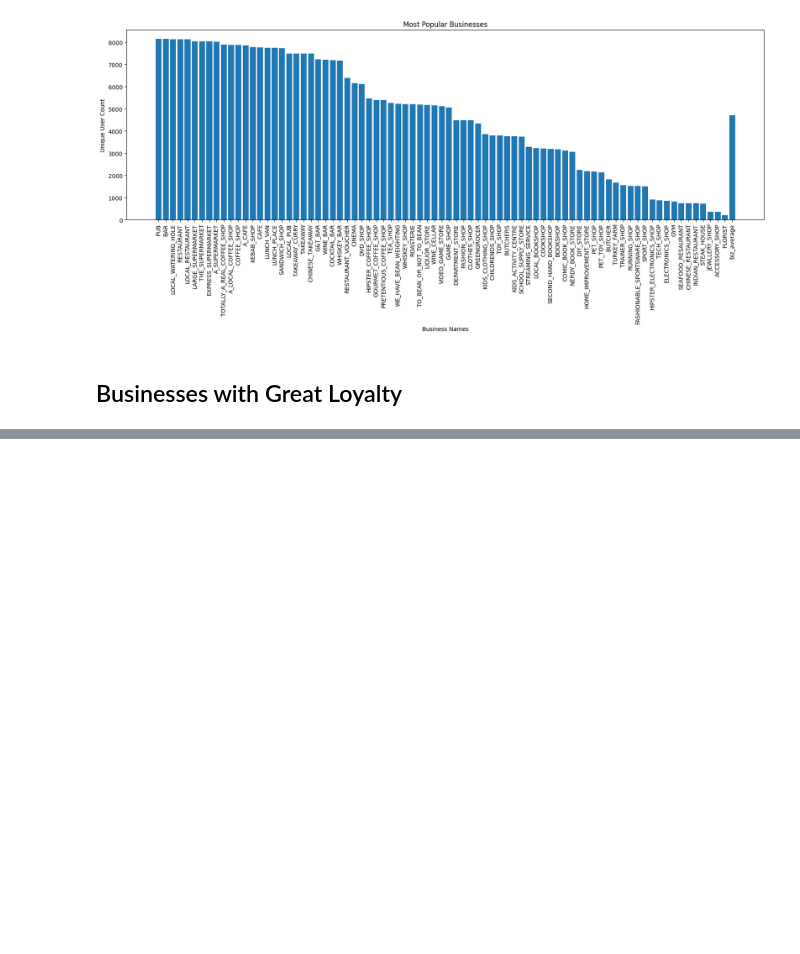
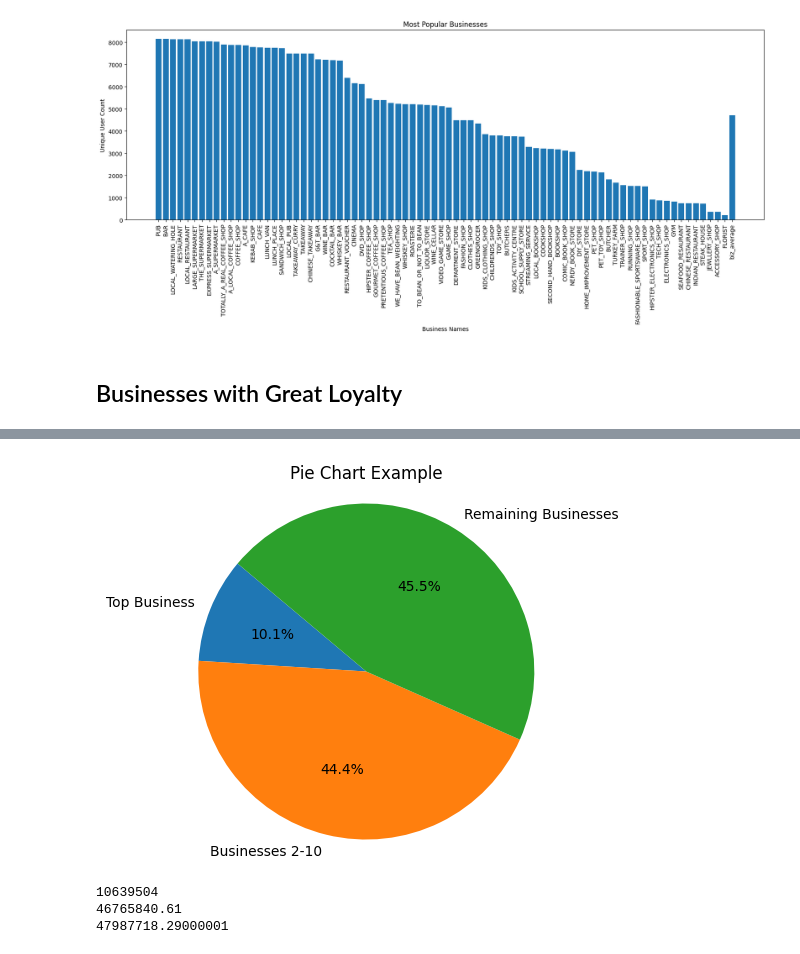
Before and after one commit to janthonas/LloydsBG-Project, a Jupyter notebook: Business Analysis.ipynb, the cells around one changed output, grey strips where cells are left out. Drawn from its saved outputs; the diff is of its cells as text; code cells hidden in the pictures; blank space fills up the shorter version.

```diff
--- a/Business Analysis.ipynb
+++ b/Business Analysis.ipynb
@@ -71,0 +121,33 @@ pop_biz = biz_df.sort_values(by='unique_cust_count', ascending=False)
+# %%
+# Gets the top and bottom of the businesses by revenue
+top_count = 10
+top_rich_biz = rich_biz.head(1)
+top2_10_rich_biz = rich_biz.iloc[1:top_count:]
+bottom_rich_biz = rich_biz.iloc[top_count:]
+
+top_rich_biz_sum = int(top_rich_biz['tx_sum_gbp'])
+top2_10_rich_biz_sum = sum(list(top2_10_rich_biz['tx_sum_gbp']))
+bottom_rich_biz_sum = sum(list(bottom_rich_biz['tx_sum_gbp']))
+# %%
+# Creating lists for the pie chart
+biz_sum_pie_values = [top_rich_biz_sum, top2_10_rich_biz_sum, bottom_rich_biz_sum]
+biz_sum_pie_labels = ['Top Business', 'Businesses 2-10', 'Remaining Businesses']
+
+# Setting values for pie chart
+plt.pie(biz_sum_pie_values, labels=biz_sum_pie_labels, autopct='%1.1f%%', startangle=140)
+
+# Ensures it's drawn as a circle
+plt.axis('equal')
+
+plt.title('Pie Chart Example')
+plt.show()
+
+# Print values for each segment in order
+print(top_rich_biz_sum)
+print(top2_10_rich_biz_sum)
+print(bottom_rich_biz_sum)
+# %% [output]
+[figure, added]
+10639504
+46765840.61
+47987718.29000001
```
Also changed, not shown: parts of 8 cells of this notebook.
